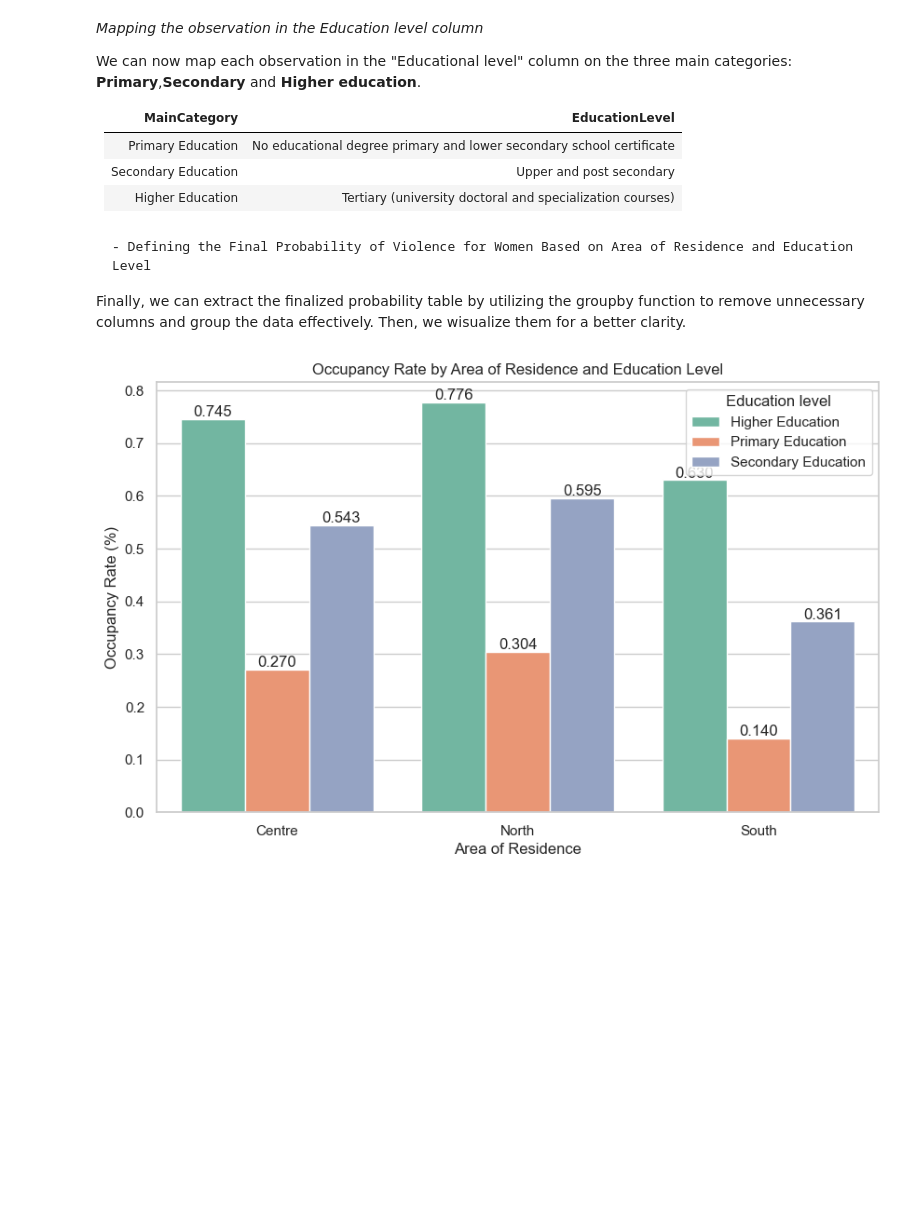
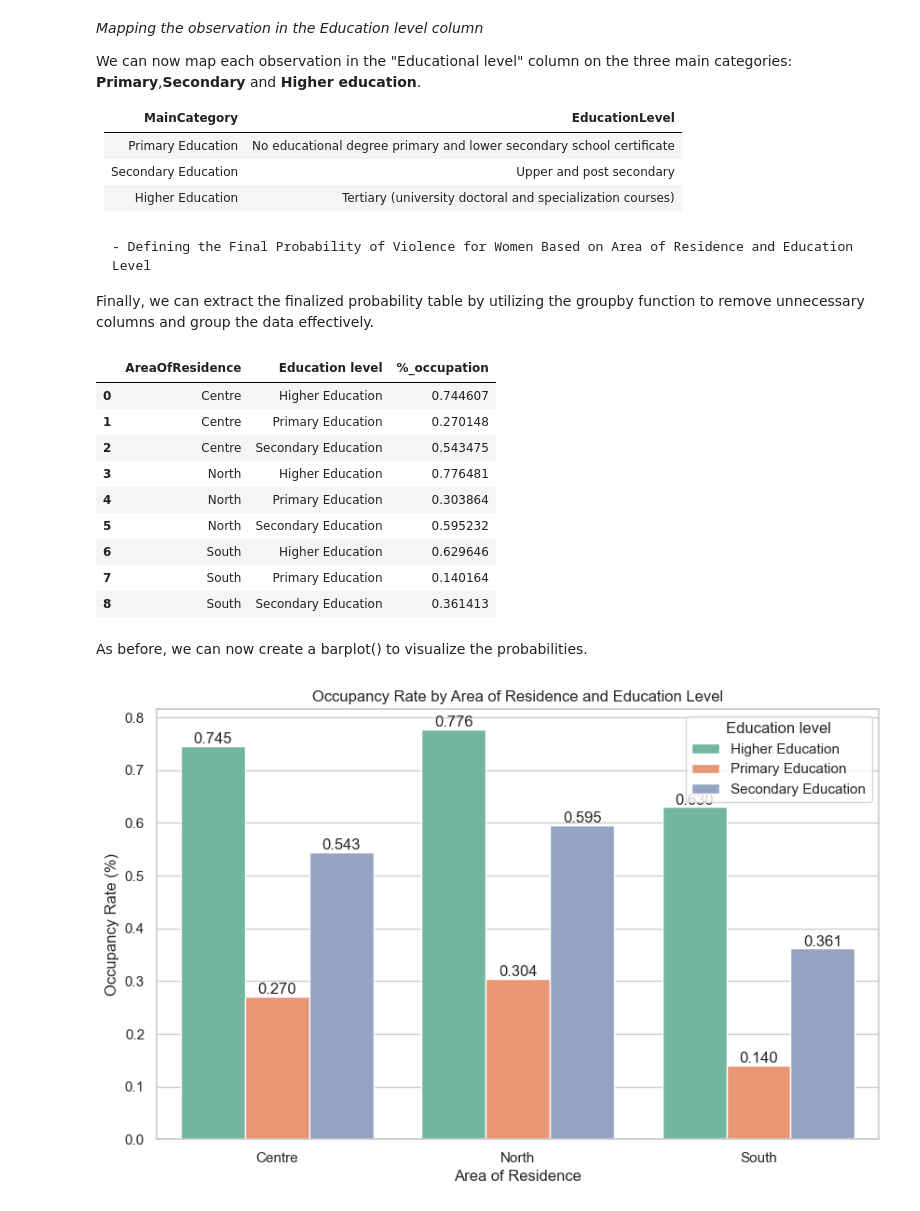
Before and after one commit to Cecilia8989/PfDA_Assignement, a Jupyter notebook: PfDA_Project_1.ipynb, the cells around one changed output. Drawn from its saved outputs; the diff is of its cells as text; code cells hidden in the pictures; blank space fills up the shorter version.

```diff
--- a/PfDA_Project_1.ipynb
+++ b/PfDA_Project_1.ipynb
@@ -1165,10 +1163,24 @@ occupancy_rate["Education level"] = occupancy_rate["Education level"].replace({
     - Defining the Final Probability of Violence for Women Based on Area of Residence and Education Level
 
 Finally, we can extract the finalized probability table by utilizing the groupby function to remove unnecessary columns and group the data effectively.
-Then, we wisualize them for a better clarity.
 # %%
-#Group the occupancy_rate dataframe and calculating the men of the %_occupation column
+#Group the occupancy_rate dataframe and calculating the mean of the %_occupation column
 occupancy_rate_probability = occupancy_rate.groupby(['AreaOfResidence','Education level'])['%_occupation'].mean().reset_index()
+#Display the final probability table
+occupancy_rate_probability
+# %% [output]
+|  | AreaOfResidence | Education level | %_occupation |
+| 0 | Centre | Higher Education | 0.744607 |
+| 1 | Centre | Primary Education | 0.270148 |
+| 2 | Centre | Secondary Education | 0.543475 |
+| 3 | North | Higher Education | 0.776481 |
+| 4 | North | Primary Education | 0.303864 |
+| 5 | North | Secondary Education | 0.595232 |
+| 6 | South | Higher Education | 0.629646 |
+| 7 | South | Primary Education | 0.140164 |
+| 8 | South | Secondary Education | 0.361413 |
+# %% [markdown]
+As before, we can now create a barplot() to visualize the probabilities.
 # %%
 # Set the style to "whitegrid" for the seaborn plot
 sns.set(style="whitegrid")
```
Also changed, not shown: parts of 80 cells of this notebook.
